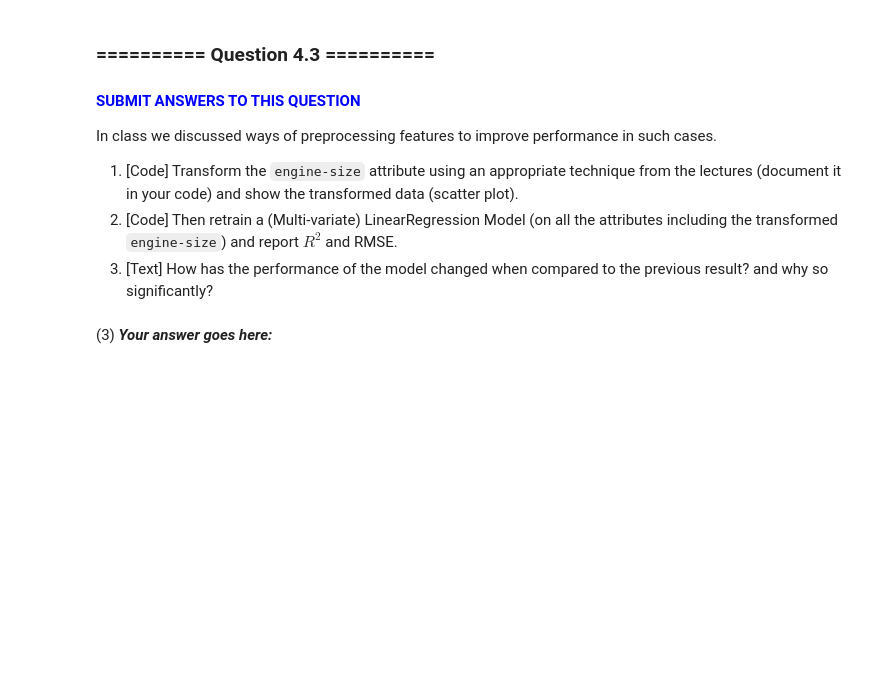
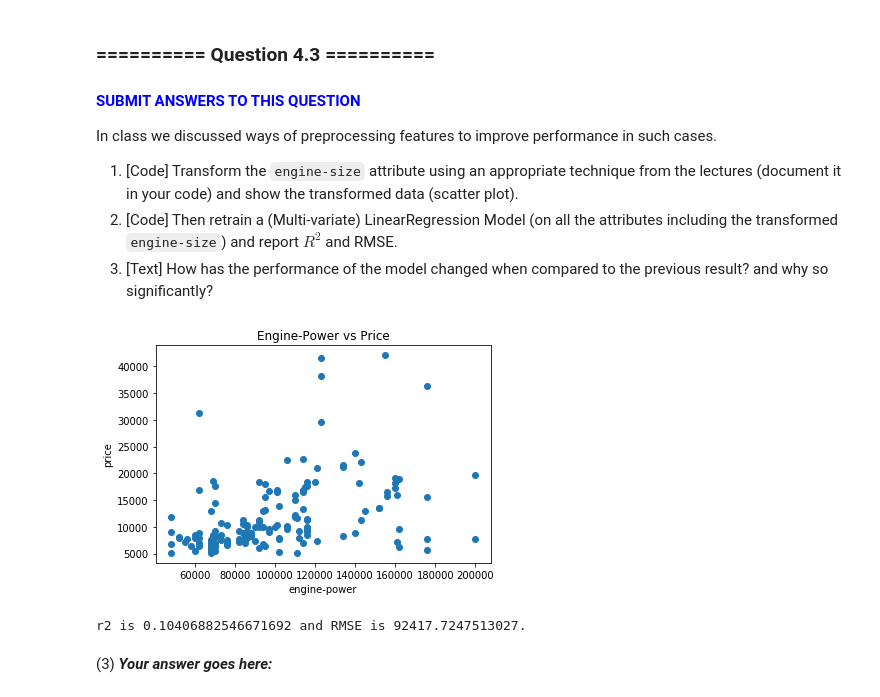
Before and after one commit to lauramasselos/IAML2019, a Jupyter notebook: assignments/Assignment1/Assignment1.ipynb, the cells around one changed output. Saved outputs shown, nothing was run; the diff lists cells and outputs as text; code cells hidden in the pictures; blank space fills up the shorter version.

```diff
--- a/assignments/Assignment1/Assignment1.ipynb
+++ b/assignments/Assignment1/Assignment1.ipynb
@@ -419,3 +415,25 @@ In class we discussed ways of preprocessing features to improve performance in s
+# %%
+# (1) # Your Code goes here:
+engine_power = np.asarray(auto_numeric['engine-power']).reshape(159,1)
+
+plt.figure(figsize=(6,4))
+plt.scatter(engine_power,auto_numeric['price'])
+plt.xlabel('engine-power')
+plt.ylabel('price')
+plt.title('Engine-Power vs Price')
+plt.show()
+# %% [output]
+[figure, added]
+# %%
+# (2) # Your Code goes here:
+X, X_test, y, y_test = train_test_split(engine_power, np.asarray(auto_numeric['price']), train_size=0.80, test_size=0.20, random_state=0)
+lr = LinearRegression()
+lr.fit(X,y)
+r2 = r2_score(np.asarray(auto_numeric['price']), cross_val_predict(lr,engine_power,np.asarray(auto_numeric['price'])))
+rmse = np.sqrt(mean_squared_error(engine_power,np.asarray(auto_numeric['price'])))
+print("r2 is {} and RMSE is {}.".format(r2, rmse))
+# %% [output]
+r2 is 0.10406882546671692 and RMSE is 92417.7247513027.
 # %% [markdown]
 (3) ***Your answer goes here:***
 # %% [markdown]
```
Also changed, not shown: parts of 2 cells of this notebook, 1 other file.
